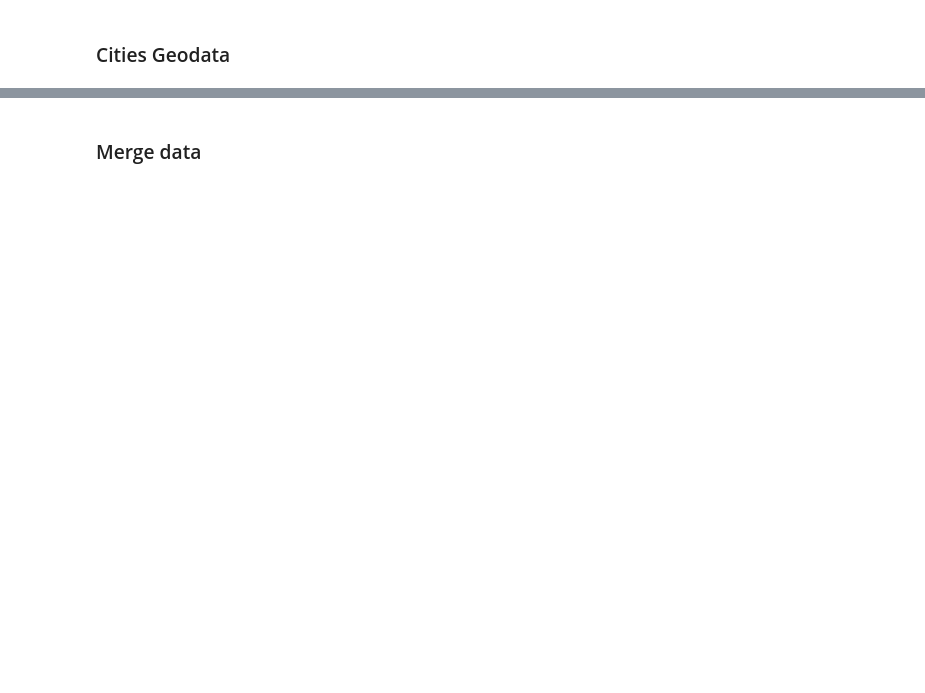
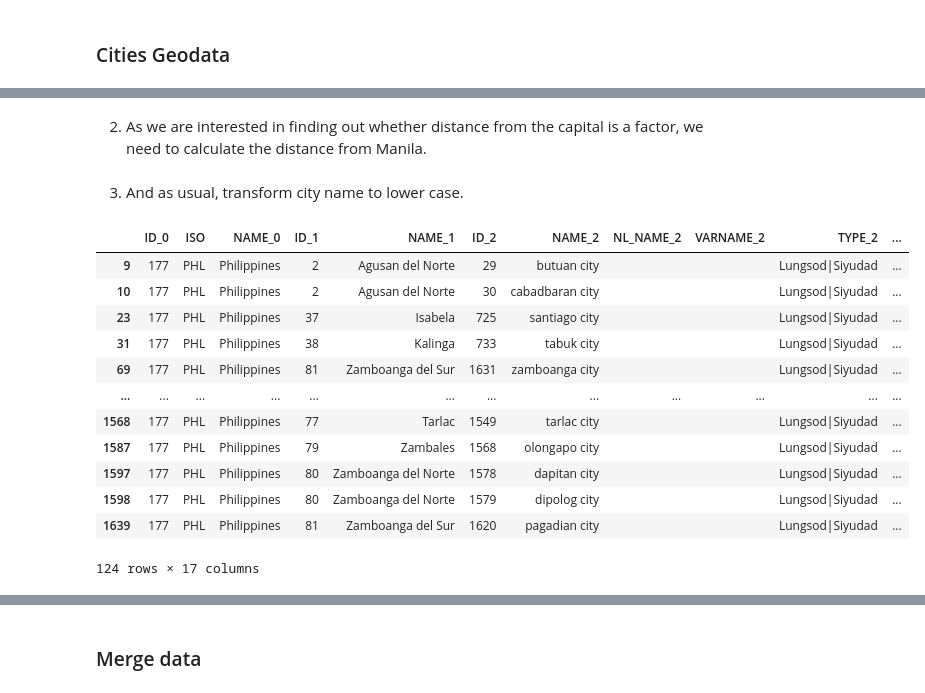
Before and after one commit to gio888/Coursera_Capstone, a Jupyter notebook: Capstone Project v3.ipynb, the cells around one changed output, grey strips where cells are left out. Saved outputs shown, nothing was run; the diff lists cells and outputs as text; code cells hidden in the pictures; blank space fills up the shorter version.

```diff
--- a/Capstone Project v3.ipynb
+++ b/Capstone Project v3.ipynb
@@ -356,0 +554,2 @@ df1['Centroid'] = df1.geometry.centroid
+# %%
+df1 = gpd.read_file('https://raw.githubusercontent.com/macoymejia/geojsonph/master/MuniCities/MuniCities.minimal.json')
@@ -356,0 +569,29 @@ df1['Centroid'] = df1.geometry.centroid
+# %% [markdown]
+2. As we are interested in finding out whether distance from the capital is a factor, we need to calculate the distance from Manila.
+# %%
+df1['Centroid'] = df1.geometry.centroid
+manila_loc = gpd.tools.geocode('Manila')
+df1['dist_mnl'] = gpd.GeoSeries(df1.Centroid).distance(manila_loc.iloc[0,0])
+
+#drop other invalid rows
+df1 = df1.loc[-df1.dist_mnl.isna(),:]
+# %% [markdown]
+3. And as usual, transform city name to lower case.
+# %%
+df1.NAME_2 = df1.NAME_2.str.lower()
+# %%
+df1.loc[df1.NAME_2.str.contains('city'),:]
+# %% [output]
+|  | ID_0 | ISO | NAME_0 | ID_1 | NAME_1 | ID_2 | NAME_2 | NL_NAME_2 | VARNAME_2 | TYPE_2 | ... |
+| 9 | 177 | PHL | Philippines | 2 | Agusan del Norte | 29 | butuan city |  |  | Lungsod|Siyudad | ... |
+| 10 | 177 | PHL | Philippines | 2 | Agusan del Norte | 30 | cabadbaran city |  |  | Lungsod|Siyudad | ... |
+| 23 | 177 | PHL | Philippines | 37 | Isabela | 725 | santiago city |  |  | Lungsod|Siyudad | ... |
+| 31 | 177 | PHL | Philippines | 38 | Kalinga | 733 | tabuk city |  |  | Lungsod|Siyudad | ... |
+| 69 | 177 | PHL | Philippines | 81 | Zamboanga del Sur | 1631 | zamboanga city |  |  | Lungsod|Siyudad | ... |
+| ... | ... | ... | ... | ... | ... | ... | ... | ... | ... | ... | ... |
+| 1568 | 177 | PHL | Philippines | 77 | Tarlac | 1549 | tarlac city |  |  | Lungsod|Siyudad | ... |
+| 1587 | 177 | PHL | Philippines | 79 | Zambales | 1568 | olongapo city |  |  | Lungsod|Siyudad | ... |
+| 1597 | 177 | PHL | Philippines | 80 | Zamboanga del Norte | 1578 | dapitan city |  |  | Lungsod|Siyudad | ... |
+| 1598 | 177 | PHL | Philippines | 80 | Zamboanga del Norte | 1579 | dipolog city |  |  | Lungsod|Siyudad | ... |
+| 1639 | 177 | PHL | Philippines | 81 | Zamboanga del Sur | 1620 | pagadian city |  |  | Lungsod|Siyudad | ... |
+124 rows × 17 columns
```
Also changed, not shown: parts of 61 cells of this notebook.
